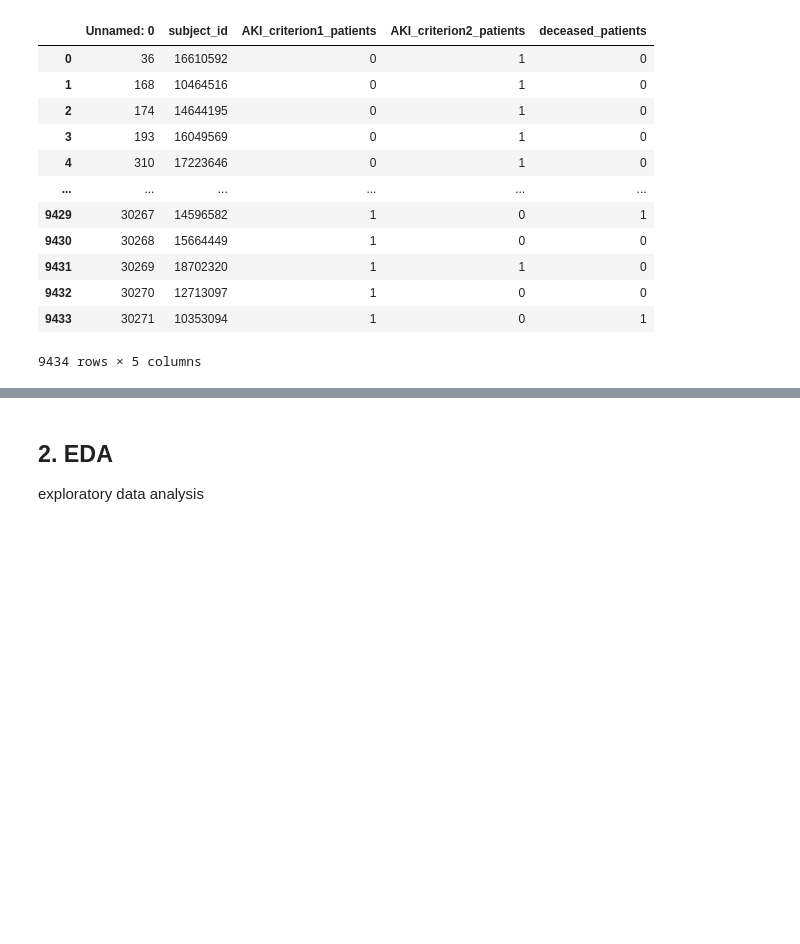
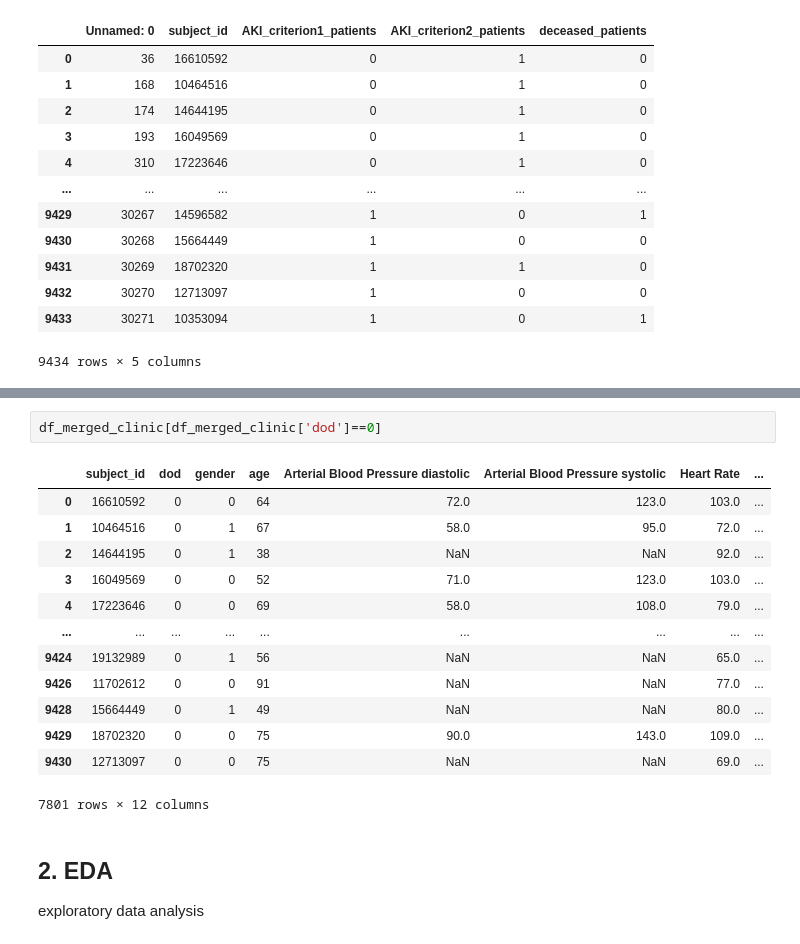
Before and after one commit to gracelovesyah/ml-and-health-predict-mortality-rate, a Jupyter notebook: notebook/data_preprocessing_AKI.ipynb, the cells around one changed output, grey strips where cells are left out. Saved outputs shown, nothing was run; the diff lists cells and outputs as text; blank space fills up the shorter version.

```diff
--- a/notebook/data_preprocessing_AKI.ipynb
+++ b/notebook/data_preprocessing_AKI.ipynb
@@ -187,3 +187,19 @@ df_merged_clinic[df_merged_clinic['dod']==1]
+# %%
+df_merged_clinic[df_merged_clinic['dod']==0]
+# %% [output]
+|  | subject_id | dod | gender | age | Arterial Blood Pressure diastolic | Arterial Blood Pressure systolic | Heart Rate | ... |
+| 0 | 16610592 | 0 | 0 | 64 | 72.0 | 123.0 | 103.0 | ... |
+| 1 | 10464516 | 0 | 1 | 67 | 58.0 | 95.0 | 72.0 | ... |
+| 2 | 14644195 | 0 | 1 | 38 | NaN | NaN | 92.0 | ... |
+| 3 | 16049569 | 0 | 0 | 52 | 71.0 | 123.0 | 103.0 | ... |
+| 4 | 17223646 | 0 | 0 | 69 | 58.0 | 108.0 | 79.0 | ... |
+| ... | ... | ... | ... | ... | ... | ... | ... | ... |
+| 9424 | 19132989 | 0 | 1 | 56 | NaN | NaN | 65.0 | ... |
+| 9426 | 11702612 | 0 | 0 | 91 | NaN | NaN | 77.0 | ... |
+| 9428 | 15664449 | 0 | 1 | 49 | NaN | NaN | 80.0 | ... |
+| 9429 | 18702320 | 0 | 0 | 75 | 90.0 | 143.0 | 109.0 | ... |
+| 9430 | 12713097 | 0 | 0 | 75 | NaN | NaN | 69.0 | ... |
+7801 rows × 12 columns
 # %% [markdown]
 ## 2. EDA
 exploratory data analysis
```
Also changed, not shown: parts of 38 cells of this notebook, 7 other files.
